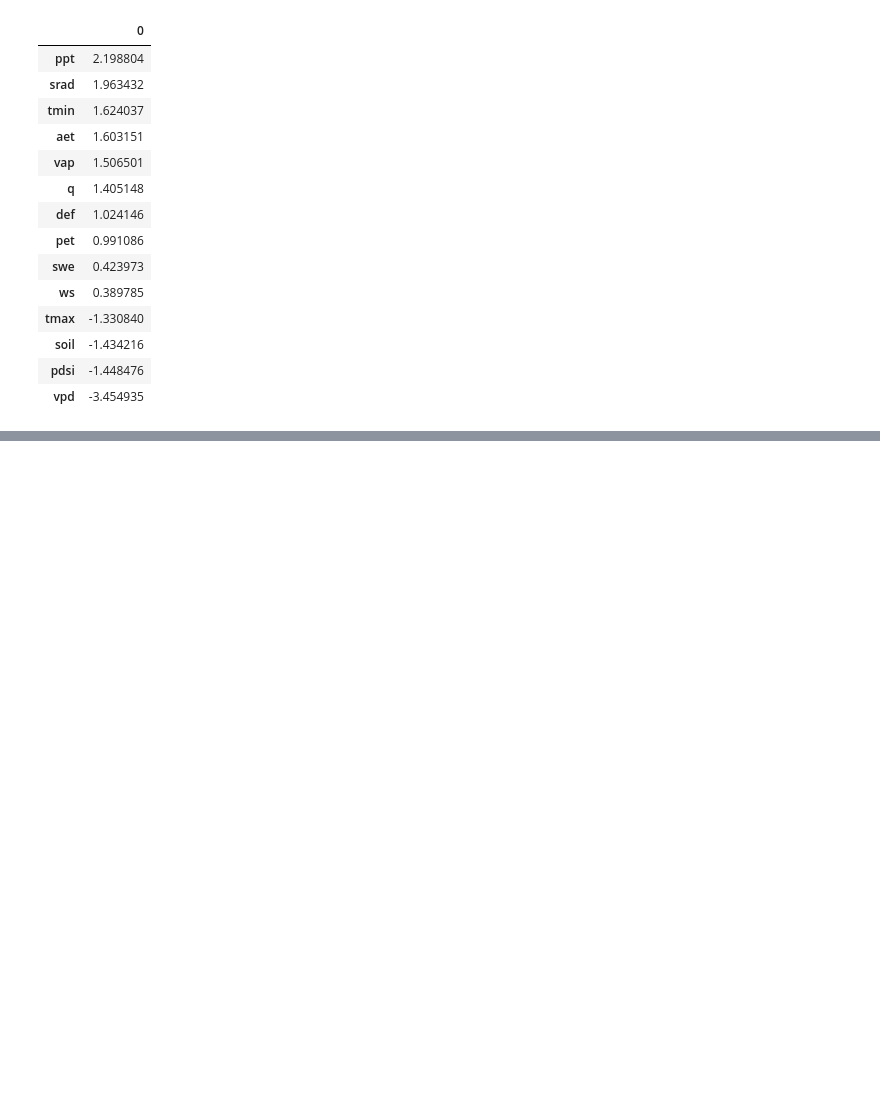
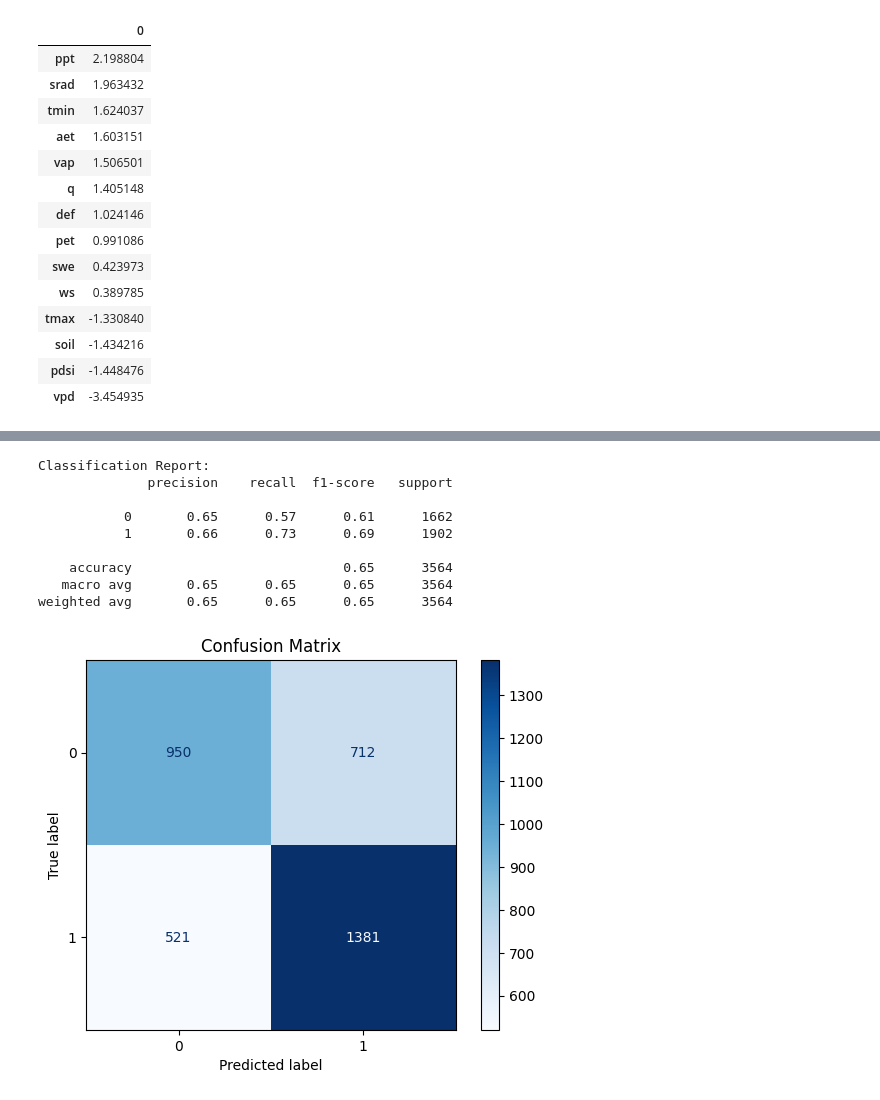
Before and after one commit to e-hokage777/ey-biodiversity-challenge-zindi, a Jupyter notebook: notebooks/inception.ipynb, the cells around one changed output, grey strips where cells are left out. Saved outputs shown, nothing was run; the diff lists cells and outputs as text; code cells hidden in the pictures; blank space fills up the shorter version.

```diff
--- a/notebooks/inception.ipynb
+++ b/notebooks/inception.ipynb
@@ -155,0 +187,27 @@ pd.DataFrame(pipeline_old.named_steps["classifier"].coef_, columns=X_train.colum
+# %%
+transformer = Pipeline(
+    [
+        (
+            "power_transformer",
+            PowerTransformer(method="yeo-johnson", standardize=False),
+        ),
+        ("imputer", SimpleImputer(strategy="median")),  # Fill missing values with mean
+        ("scaler", MinMaxScaler()),  # Scale numerical features
+    ]
+)
+
+# Combine transformers using ColumnTransformer
+preprocessor = ColumnTransformer(
+    [
+        ("num", transformer, features),
+    ],
+    remainder="drop",
+)
+
+# Define the Logistic Regression model
+model = LogisticRegression(max_iter=1000)
+
+# Create the full pipeline
+pipeline = Pipeline([("preprocessing", preprocessor), ("classifier", model)])
+# %%
+pipeline.fit(X_train, y_train)
@@ -155,0 +227,13 @@ pd.DataFrame(pipeline_old.named_steps["classifier"].coef_, columns=X_train.colum
+# %%
+validate_classification(pipeline, X_train, y_train)
+# %% [output]
+Classification Report:
+              precision    recall  f1-score   support
+
+           0       0.65      0.57      0.61      1662
+           1       0.66      0.73      0.69      1902
+
+    accuracy                           0.65      3564
+   macro avg       0.65      0.65      0.65      3564
+weighted avg       0.65      0.65      0.65      3564
+[figure, added]
```
Also changed, not shown: parts of 9 cells of this notebook.
